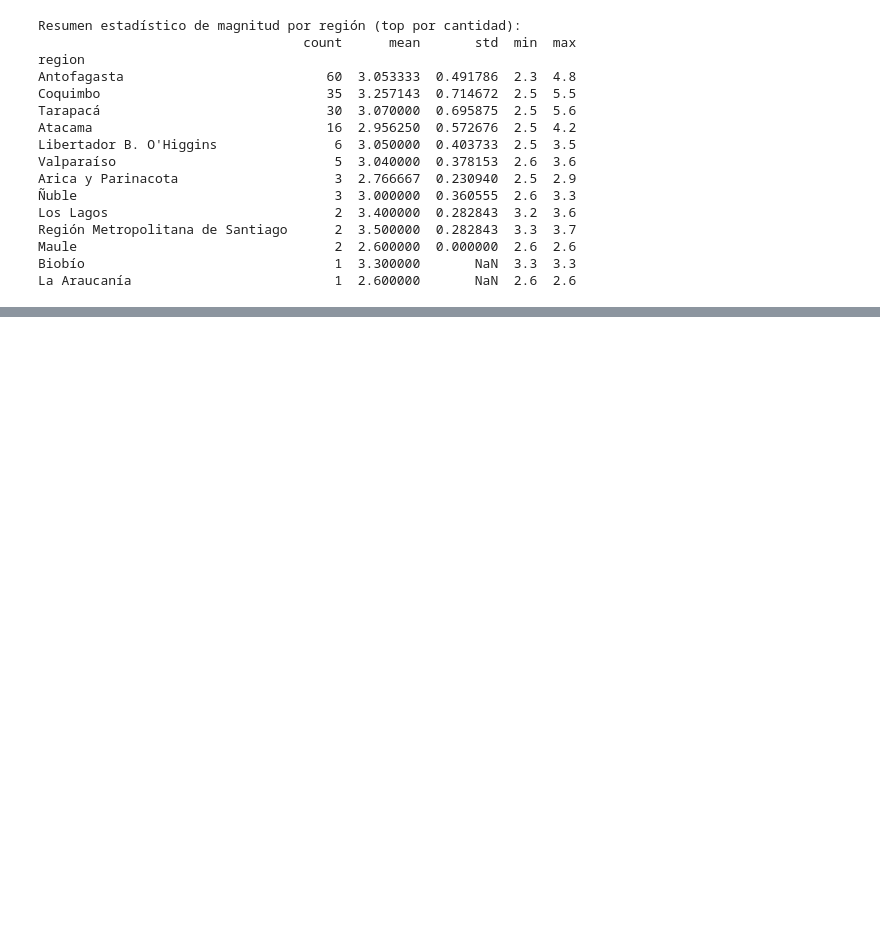
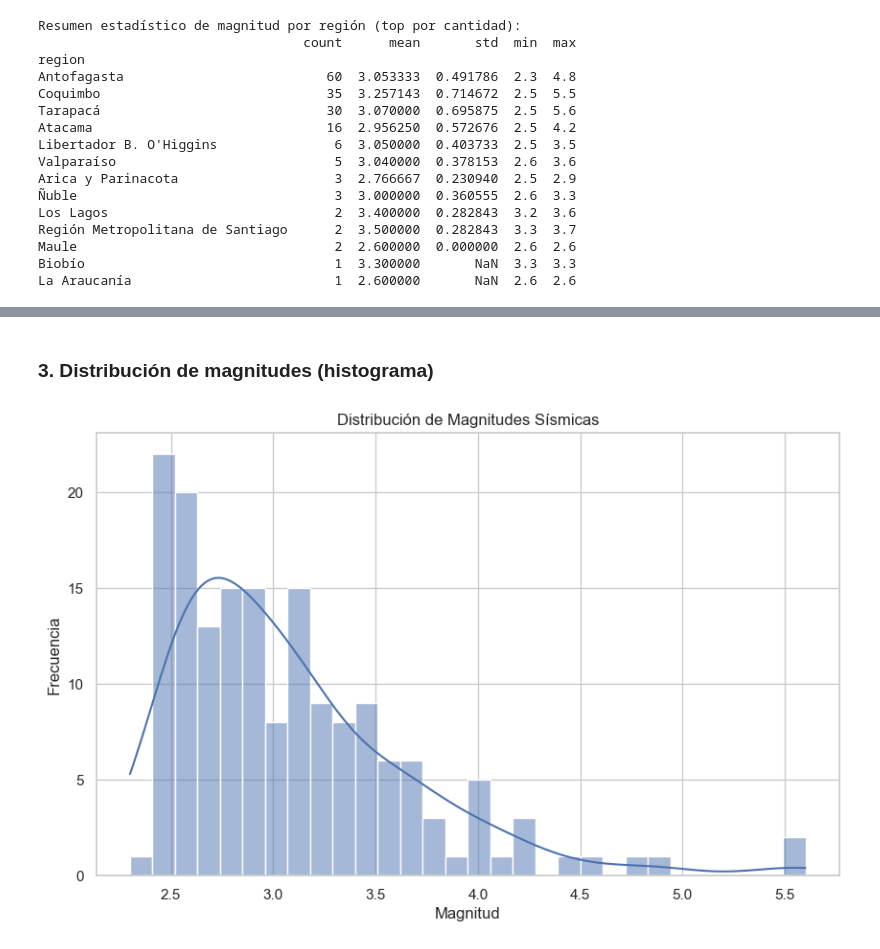
Before and after one commit to RBVG75/Proyect-Semestral-Mineria-De-Datos, a Jupyter notebook: fusioncodigos.ipynb, the cells around one changed output, grey strips where cells are left out. Cells and saved outputs as stored; diff of their text form; code cells hidden in the pictures; blank space fills up the shorter version.

```diff
--- a/fusioncodigos.ipynb
+++ b/fusioncodigos.ipynb
@@ -419,0 +508,11 @@ La Araucanía                          1  2.600000       NaN  2.6  2.6
+# %% [markdown]
+### 3. Distribución de magnitudes (histograma)
+# %%
+plt.figure(figsize=(10, 6))
+sns.histplot(data=df, x='magnitud', bins=30, kde=True)
+plt.title('Distribución de Magnitudes Sísmicas')
+plt.xlabel('Magnitud')
+plt.ylabel('Frecuencia')
+plt.show()
+# %% [output]
+[figure, added]
```
Also changed, not shown: parts of 21 cells of this notebook.
